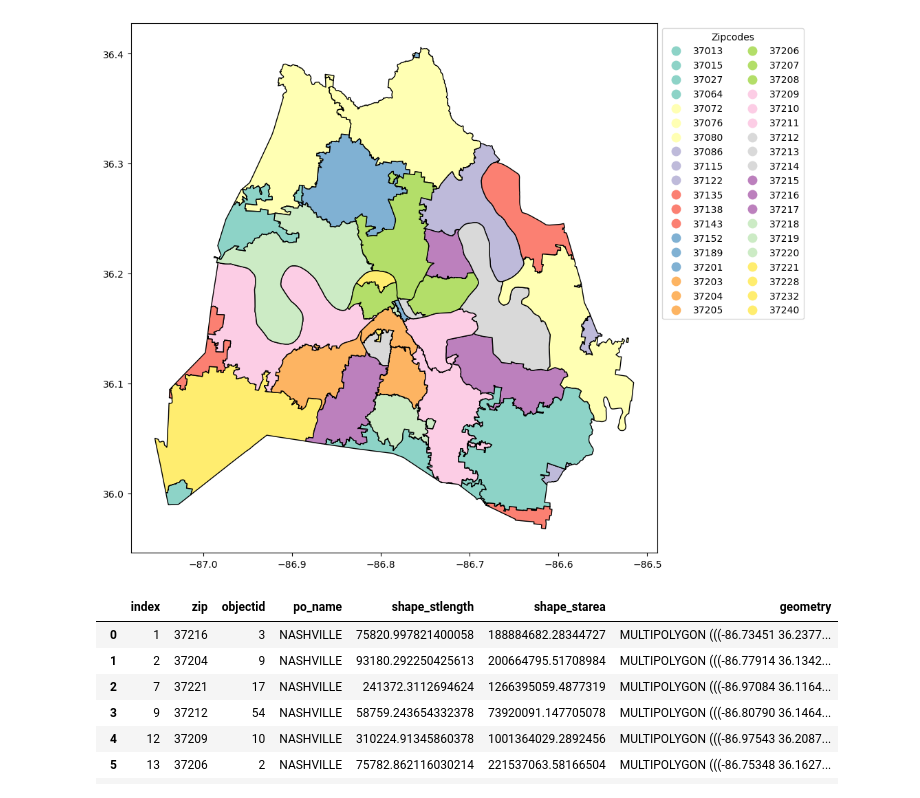
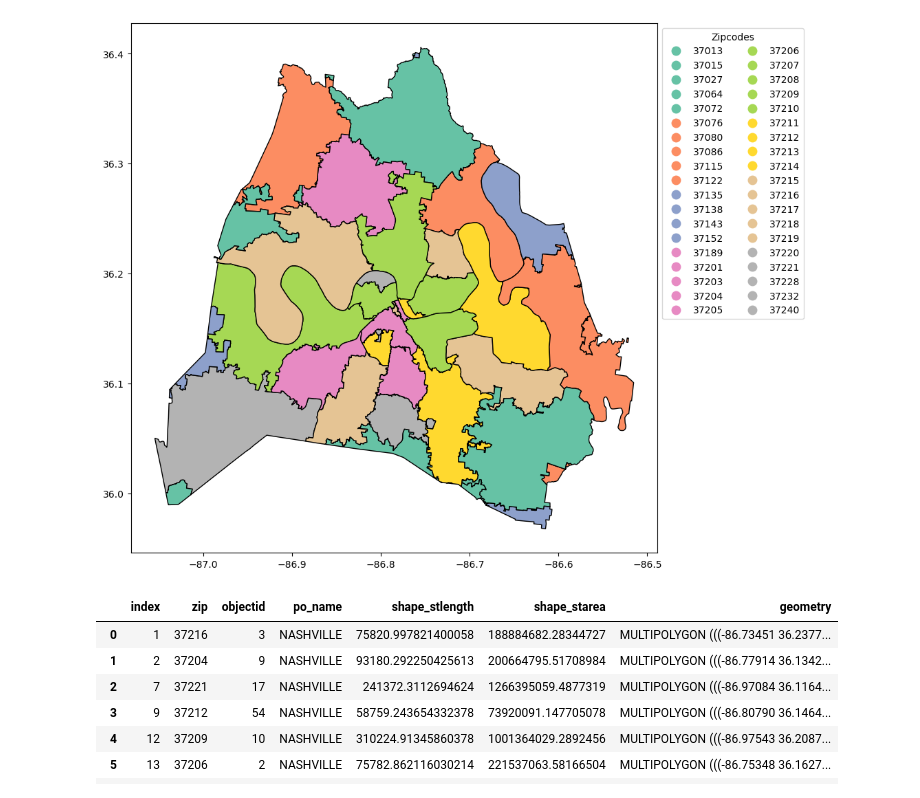
Before and after one commit to Luna-Agora/caps, a Jupyter notebook: notebooks/davidson_geo_folium.ipynb, the cells around one changed output. Saved outputs shown, nothing was run; the diff lists cells and outputs as text; code cells hidden in the pictures.

```diff
--- a/notebooks/davidson_geo_folium.ipynb
+++ b/notebooks/davidson_geo_folium.ipynb
@@ -16,14 +16,14 @@ zip = gpd.read_file('../data/zipcodes.geojson')
 # %%
 leg_kwds = {'title': 'Zipcodes', 'loc': 'upper left',
             'bbox_to_anchor': (1, 1), 'ncol': 2}
 
 zip.plot(column = 'zip', figsize=(10, 10),
               edgecolor = 'black',
               legend = True, legend_kwds = leg_kwds,
-              cmap = 'Set3')
+              cmap = 'Set2')
 plt.show();
 # %% [output]
-[figure, old version]
+[figure, new version]
 # %%
 nash_zip = zip.loc[zip['po_name'] == 'NASHVILLE']
 nash_zip.reset_index()
```
Also changed, not shown: parts of 10 cells of this notebook.
